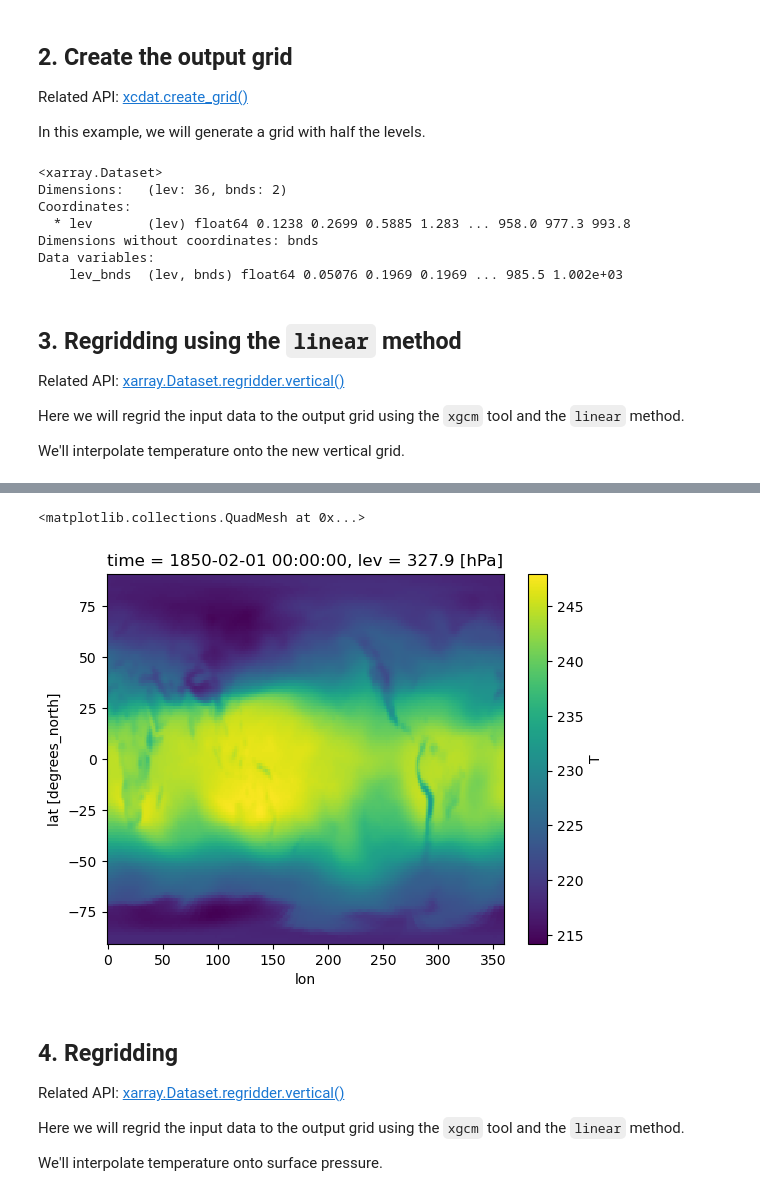
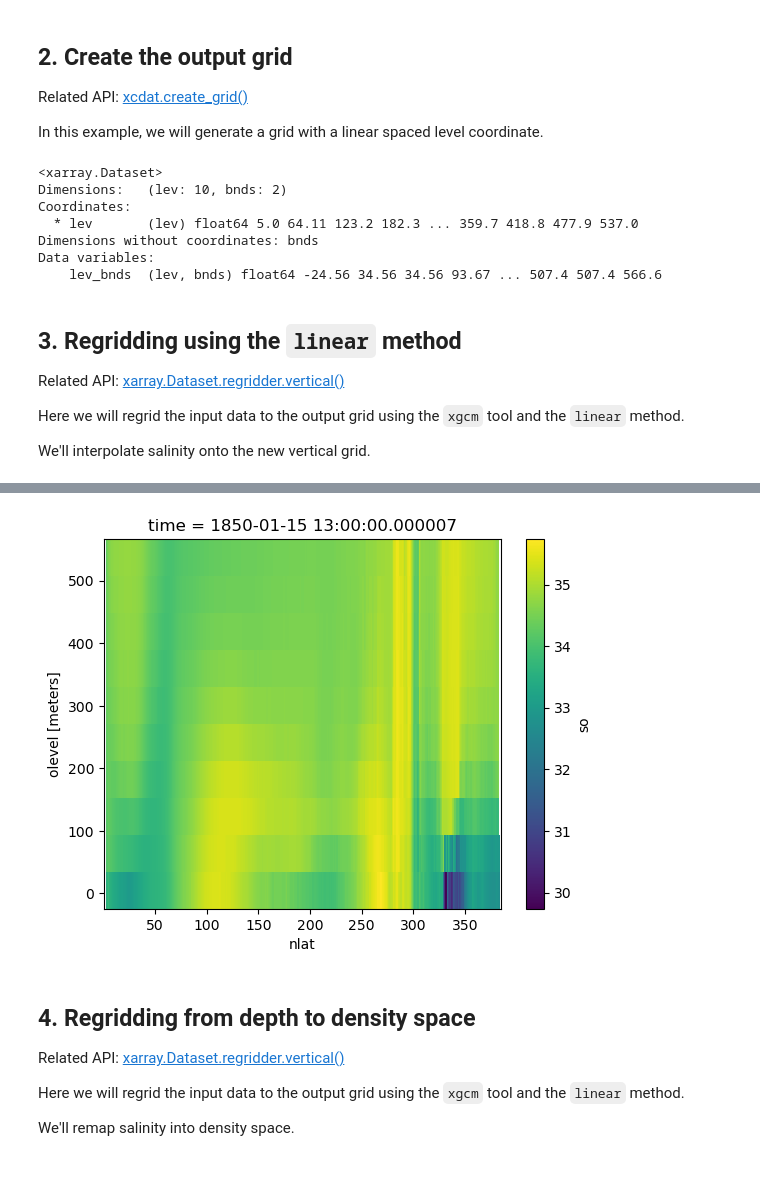
Before and after one commit to xCDAT/xcdat, a Jupyter notebook: docs/examples/regridding-vertical.ipynb, the cells around one changed output, grey strips where cells are left out. Saved outputs shown, nothing was run; the diff lists cells and outputs as text; code cells hidden in the pictures.

Commit message:
Updates vertical regridding example

```diff
--- a/docs/examples/regridding-vertical.ipynb
+++ b/docs/examples/regridding-vertical.ipynb
@@ -51,0 +32,15 @@ Data variables:
+# %%
+urls = [
+    "http://aims3.llnl.gov/thredds/dodsC/css03_data/CMIP6/CMIP/NCAR/CESM2/historical/r1i1p1f1/Omon/so/gn/v20190308/so_Omon_CESM2_historical_r1i1p1f1_gn_185001-201412.nc",
+    "http://aims3.llnl.gov/thredds/dodsC/css03_data/CMIP6/CMIP/NCAR/CESM2/historical/r1i1p1f1/Omon/thetao/gn/v20190308/thetao_Omon_CESM2_historical_r1i1p1f1_gn_185001-201412.nc",
+]
+
+ds = xr.merge([xcdat.open_dataset(x, chunks={"time": 4}) for x in urls])
+
+# lev coordinate is in cm and bounds is in m, convert lev to m
+with xr.set_options(keep_attrs=True):
+    ds.lev.load()
+    ds["lev"] = ds.lev / 100
+    ds.lev.attrs["units"] = "meters"
+
+ds
@@ -53,28 +66,28 @@ Data variables:
 ## 2. Create the output grid
 Related API: [xcdat.create_grid()](../generated/xcdat.create_grid.rst)
 
-In this example, we will generate a grid with half the levels.
+In this example, we will generate a grid with a linear spaced level coordinate.
 # %%
-output_grid = xcdat.create_grid(lev=ds.lev[::2])
+output_grid = xcdat.create_grid(lev=np.linspace(5, 537, 10))
 
 output_grid
 # %% [output]
 <xarray.Dataset>
-Dimensions:   (lev: 36, bnds: 2)
+Dimensions:   (lev: 10, bnds: 2)
 Coordinates:
-  * lev       (lev) float64 0.1238 0.2699 0.5885 1.283 ... 958.0 977.3 993.8
+  * lev       (lev) float64 5.0 64.11 123.2 182.3 ... 359.7 418.8 477.9 537.0
 Dimensions without coordinates: bnds
 Data variables:
-    lev_bnds  (lev, bnds) float64 0.05076 0.1969 0.1969 ... 985.5 1.002e+03
+    lev_bnds  (lev, bnds) float64 -24.56 34.56 34.56 93.67 ... 507.4 507.4 566.6
 # %% [markdown]
 ## 3. Regridding using the `linear` method
 Related API: [xarray.Dataset.regridder.vertical()](../generated/xarray.Dataset.regridder.vertical.rst)
 
 Here we will regrid the input data to the output grid using the `xgcm` tool and the `linear` method.
 
-We'll interpolate temperature onto the new vertical grid.
+We'll interpolate salinity onto the new vertical grid.
 # %%
-output = ds.regridder.vertical('T', output_grid, tool='xgcm', method='linear')
+output = ds.regridder.vertical("so", output_grid, tool="xgcm", method="linear")
 
-output.T.isel(time=0, lev=20).plot()
+output.so.isel(time=0).mean(dim="nlon").plot()
 # %% [output]
@@ -82,9 +95,8 @@ output.T.isel(time=0, lev=20).plot()
-<matplotlib.collections.QuadMesh at 0x...>
-[figure, old version]
+[figure, new version]
 # %% [markdown]
-## 4. Regridding
+## 4. Regridding from depth to density space
 Related API: [xarray.Dataset.regridder.vertical()](../generated/xarray.Dataset.regridder.vertical.rst)
 
 Here we will regrid the input data to the output grid using the `xgcm` tool and the `linear` method.
 
-We'll interpolate temperature onto surface pressure.
+We'll remap salinity into density space.
```
Also changed, not shown: parts of 12 cells of this notebook.
